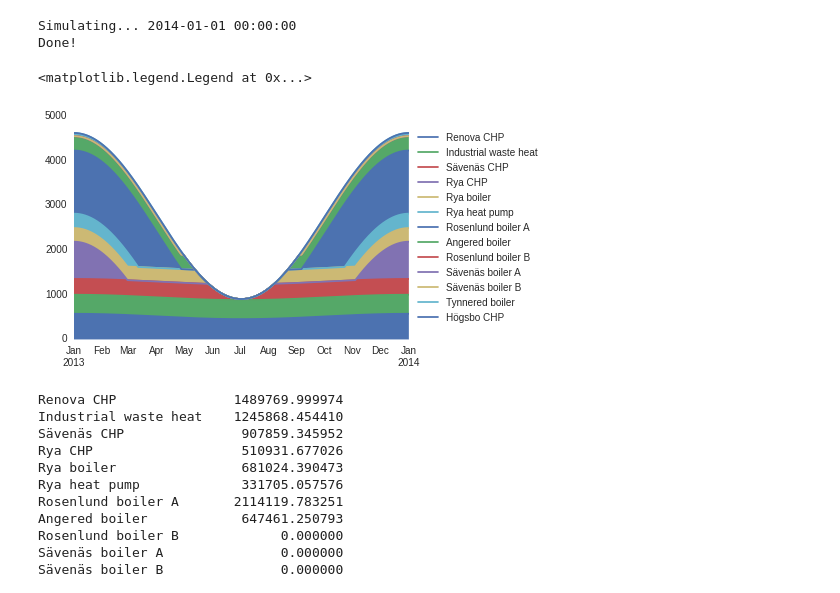
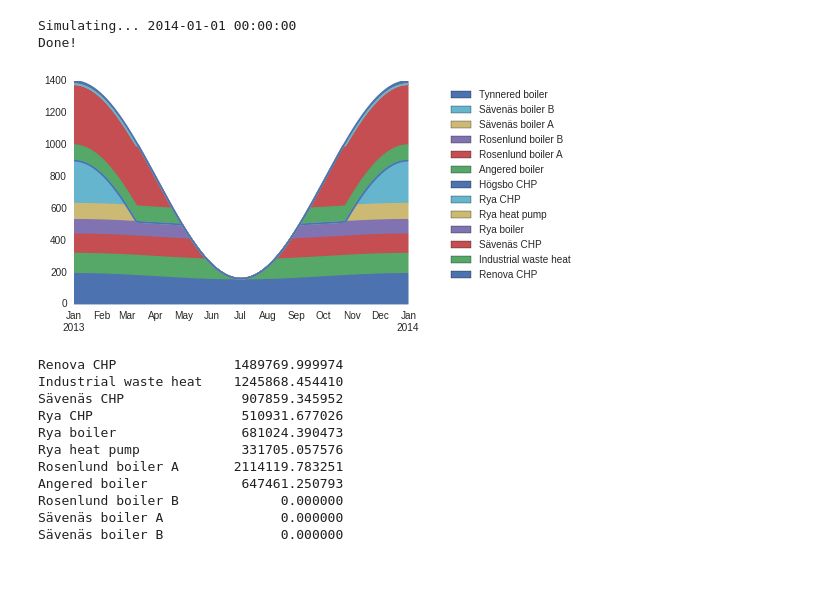
Before and after one commit to sp-etx/example-model, a Jupyter notebook: Untitled.ipynb, the cells around one changed output. Saved outputs shown, nothing was run; the diff lists cells and outputs as text; code cells hidden in the pictures.

```diff
--- a/Untitled.ipynb
+++ b/Untitled.ipynb
@@ -6,15 +6,15 @@ import model_factory
 import seaborn as sns
 import matplotlib.pyplot as plt
 parameters = model_factory.get_parameters(
-    time_unit=pd.Timedelta('3h'),
+    time_unit=pd.Timedelta('6h'),
     step=pd.Timedelta('24h'))
 %matplotlib inline
 # %%
-seed = 1
+seed = 2
 t0 = pd.Timestamp('2013-01-01')
 t_end = pd.Timestamp('2014-01-01')
 m = model_factory.make_model(parameters, seed=seed)
-m
+m.time = t0
 m.solver = fs.get_solver()
 while m.time <= t_end:
     clear_output(wait=True)
@@ -27,35 +27,37 @@ Done!
 # %%
 from model_factory import Resources
 
 def is_producer(part, resource):
     return resource in part.production
 
 heat_producers = [p for p in m.descendants if is_producer(p, Resources.heat) and not isinstance(p, fs.Cluster)]
 
 times = m.times_between(t0, t_end)
 
 heat = {p.name: fs.get_series(p.production[Resources.heat], times) for p in heat_producers}
 heat = pd.DataFrame.from_dict(heat)
 order = ['Renova CHP',
 'Industrial waste heat',
 'Sävenäs CHP',
-'Rya CHP',
 'Rya boiler',
 'Rya heat pump',
+'Rya CHP',
+'Högsbo CHP',
+'Angered boiler',
 'Rosenlund boiler A',
-'Angered boiler',
 'Rosenlund boiler B',
 'Sävenäs boiler A',
 'Sävenäs boiler B',
 'Tynnered boiler',
-'Högsbo CHP',]
+]
 heat = heat[order]
 
-heat.plot(kind='area')
-plt.legend(loc='center left', bbox_to_anchor=(1.0, 0.5))
+heat *= pd.Timedelta('1h') / heat.index.freq
+
+p = heat.plot(kind='area', legend='reverse')
+p.get_legend().set_bbox_to_anchor((1.1, 1))
 # %% [output]
-<matplotlib.legend.Legend at 0x...>
-[figure, old version]
+[figure, new version]
 # %%
 heat.sum()
 # %% [output]
```
Also changed, not shown: 2 other files.
